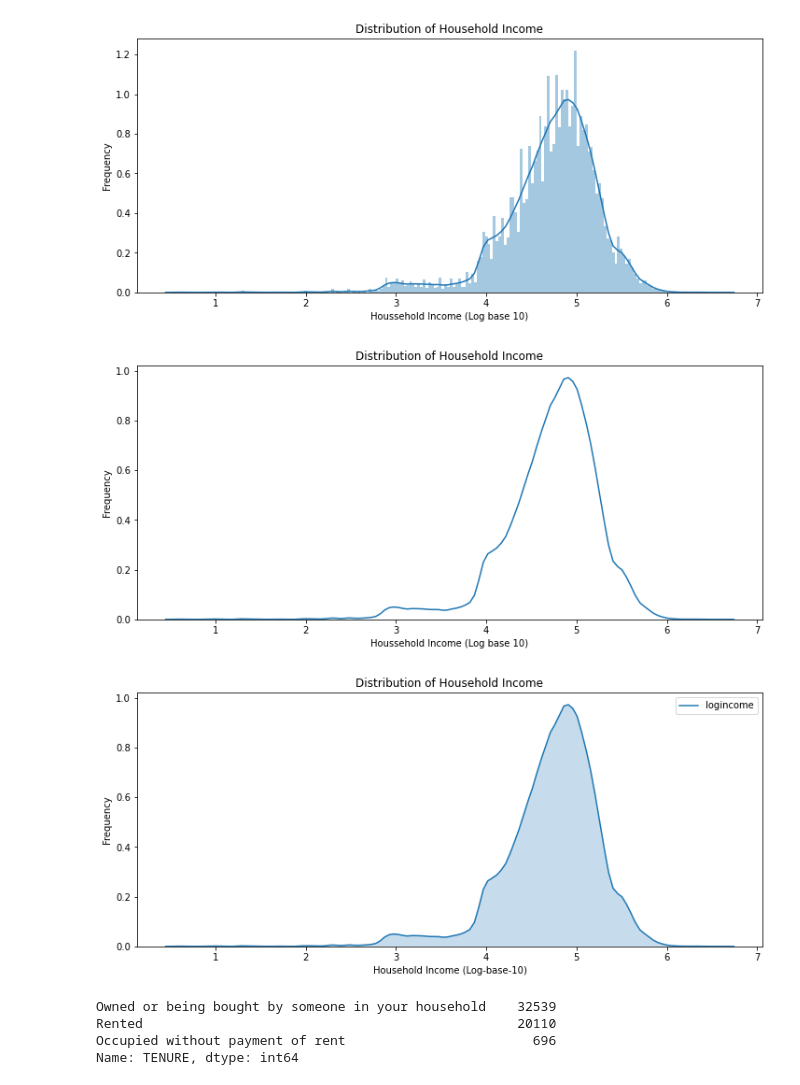
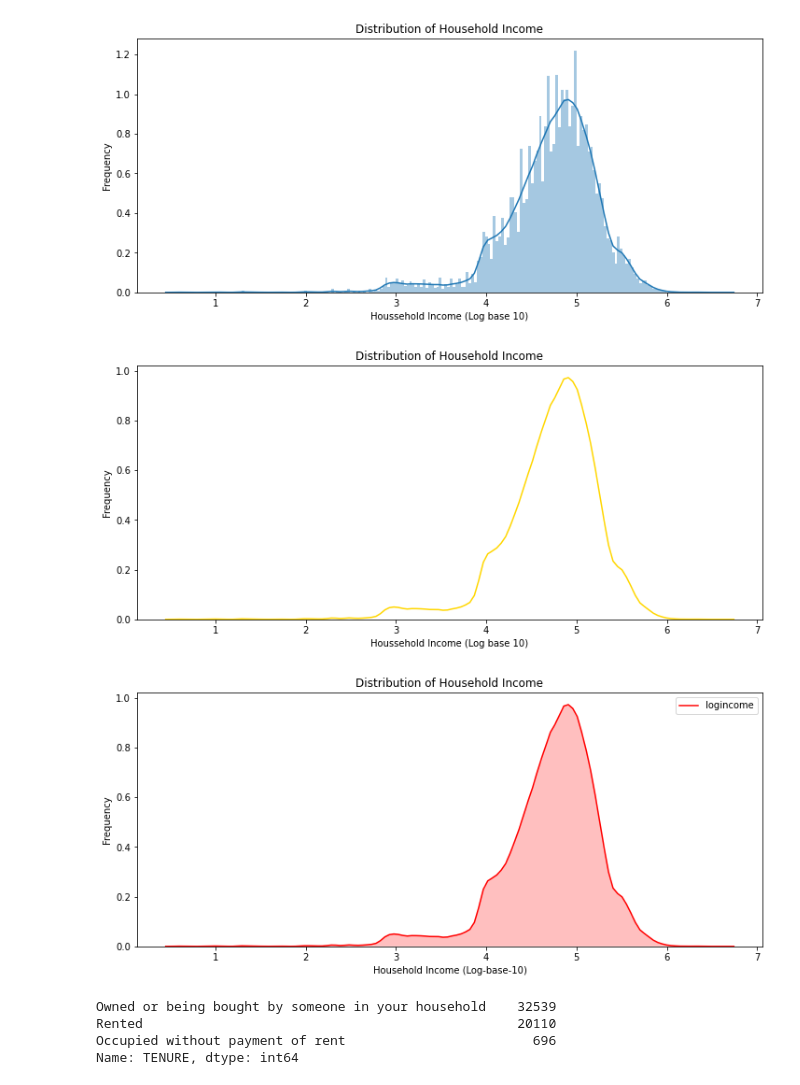
Before and after one commit to allaccountstaken/surfing_data_pipeline, a Jupyter notebook: M11/M11_codealong.ipynb, the cells around one changed output. Cells and saved outputs as stored; diff of their text form; code cells hidden in the pictures.

```diff
--- a/M11/M11_codealong.ipynb
+++ b/M11/M11_codealong.ipynb
@@ -60,22 +60,22 @@ See the caveats in the documentation: https://pandas.pydata.org/pandas-docs/stab
 [figure]
 # %%
 plt.figure(figsize=(12, 5))
-sns.distplot(house2.logincome, hist=False, kde=True, bins=200)
+sns.distplot(house2.logincome, hist=False, kde=True, bins=200, color='gold')
 plt.ylabel("Frequency")
 plt.xlabel("Houssehold Income (Log base 10)")
 plt.title("Distribution of Household Income")
 plt.show()
 # %% [output]
-[figure, old version]
+[figure, new version]
 # %%
 plt.figure(figsize=(12, 5))
-sns.kdeplot(house2.logincome, shade=True)
+sns.kdeplot(house2.logincome, shade=True, color='red')
 plt.ylabel("Frequency")
 plt.xlabel("Household Income (Log-base-10)")
 plt.title("Distribution of Household Income")
 plt.show()
 # %% [output]
-[figure, old version]
+[figure, new version]
 # %%
 house2.TENURE.value_counts()
 # %% [output]
```
Also changed, not shown: parts of 11 cells of this notebook, 1 other file.
